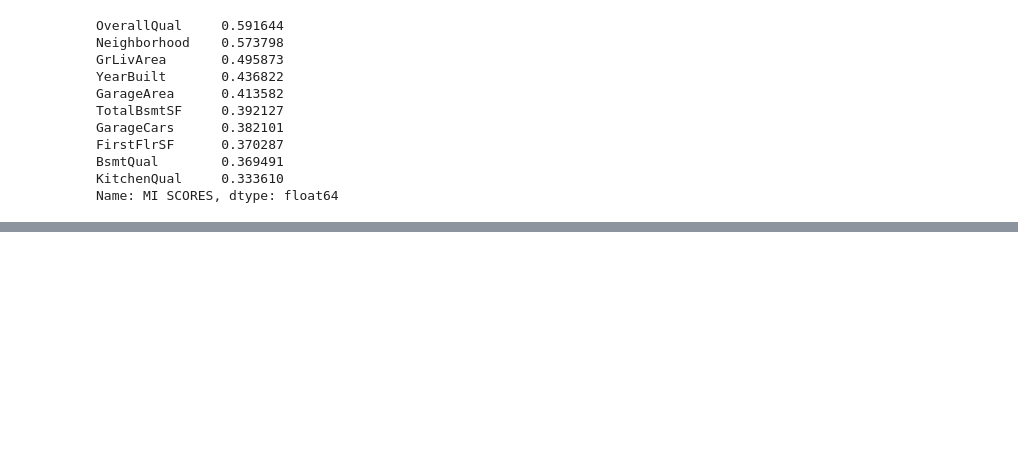
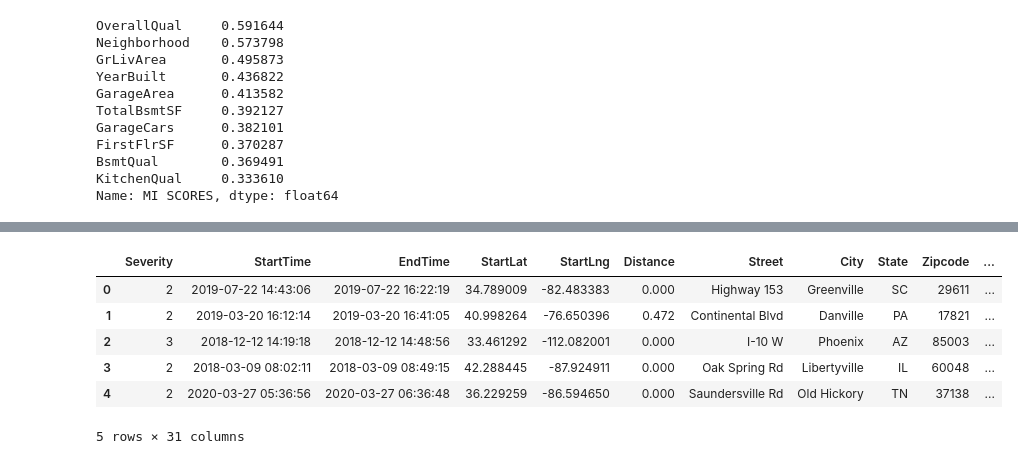
Before and after one commit to AliakbarMehdizadeh/Feature-Engineering, a Jupyter notebook: FE.ipynb, the cells around one changed output, grey strips where cells are left out. Saved outputs shown, nothing was run; the diff lists cells and outputs as text; code cells hidden in the pictures; blank space fills up the shorter version.

```diff
--- a/FE.ipynb
+++ b/FE.ipynb
@@ -256,0 +318,10 @@ Name: MI SCORES, dtype: float64
+# %%
+accidents.head()
+# %% [output]
+|  | Severity | StartTime | EndTime | StartLat | StartLng | Distance | Street | City | State | Zipcode | ... |
+| 0 | 2 | 2019-07-22 14:43:06 | 2019-07-22 16:22:19 | 34.789009 | -82.483383 | 0.000 | Highway 153 | Greenville | SC | 29611 | ... |
+| 1 | 2 | 2019-03-20 16:12:14 | 2019-03-20 16:41:05 | 40.998264 | -76.650396 | 0.472 | Continental Blvd | Danville | PA | 17821 | ... |
+| 2 | 3 | 2018-12-12 14:19:18 | 2018-12-12 14:48:56 | 33.461292 | -112.082001 | 0.000 | I-10 W | Phoenix | AZ | 85003 | ... |
+| 3 | 2 | 2018-03-09 08:02:11 | 2018-03-09 08:49:15 | 42.288445 | -87.924911 | 0.000 | Oak Spring Rd | Libertyville | IL | 60048 | ... |
+| 4 | 2 | 2020-03-27 05:36:56 | 2020-03-27 06:36:48 | 36.229259 | -86.594650 | 0.000 | Saundersville Rd | Old Hickory | TN | 37138 | ... |
+5 rows × 31 columns
```
Also changed, not shown: parts of 24 cells of this notebook.
